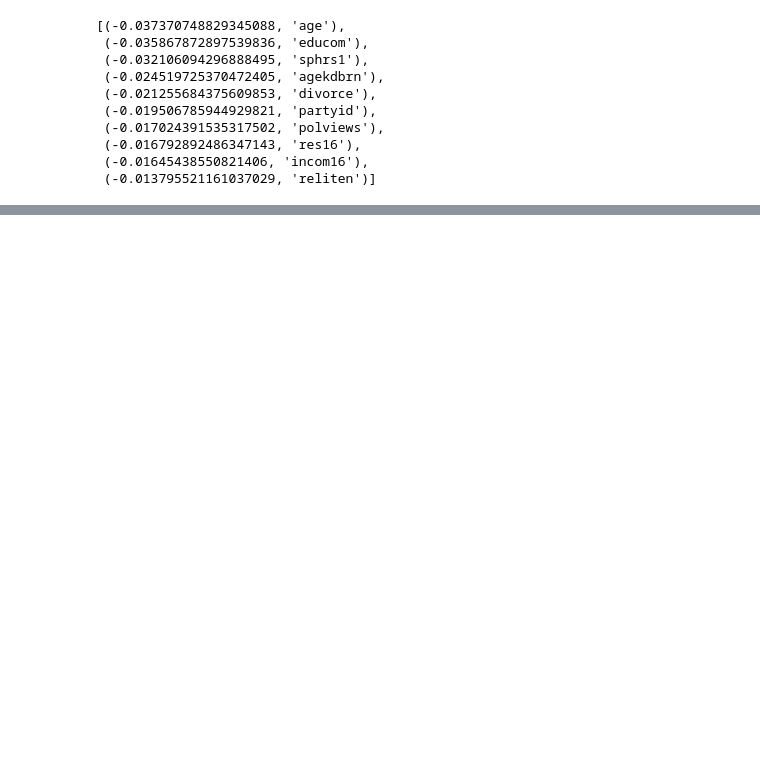
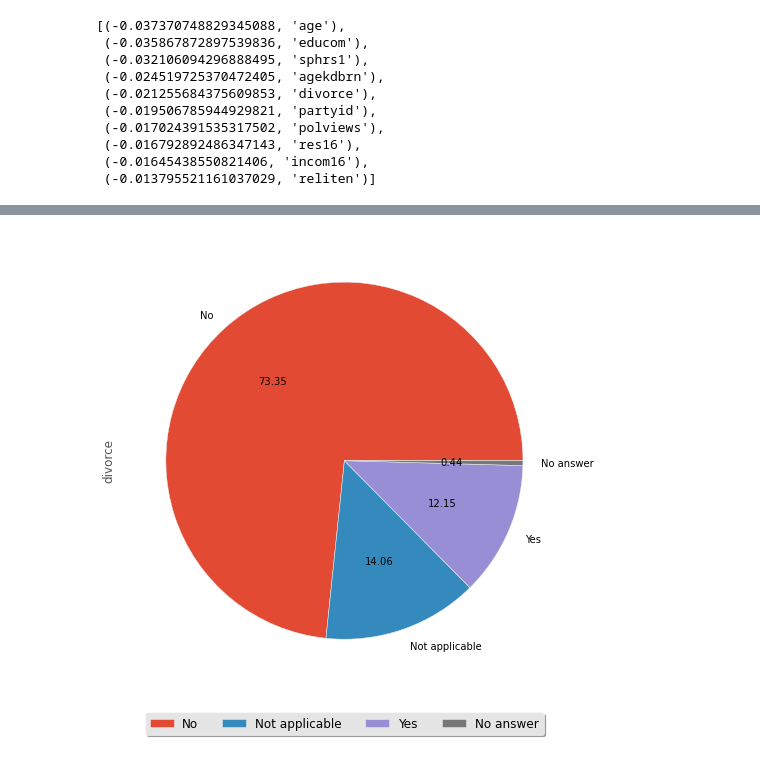
Before and after one commit to banjopickin/women_workforce, a Jupyter notebook: FC_analysis.ipynb, the cells around one changed output, grey strips where cells are left out. Cells and saved outputs as stored; diff of their text form; code cells hidden in the pictures; blank space fills up the shorter version.

```diff
--- a/FC_analysis.ipynb
+++ b/FC_analysis.ipynb
@@ -102,0 +137,4 @@ Name: res16, dtype: int64
+# %%
+simple_pie(df_c0.divorce)
+# %% [output]
+[figure, added]
```
Also changed, not shown: parts of 15 cells of this notebook, 3 other files.
